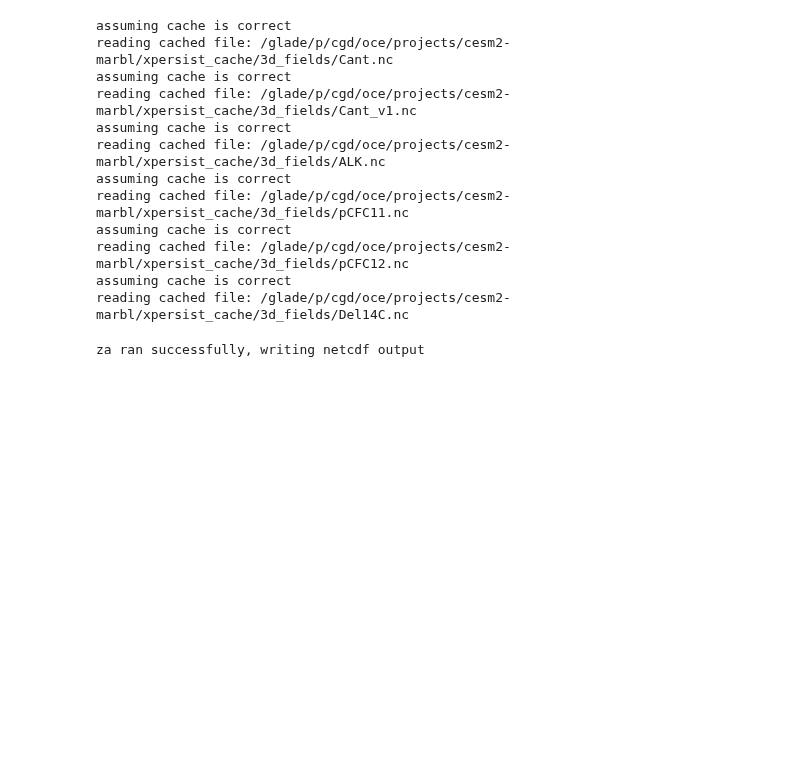
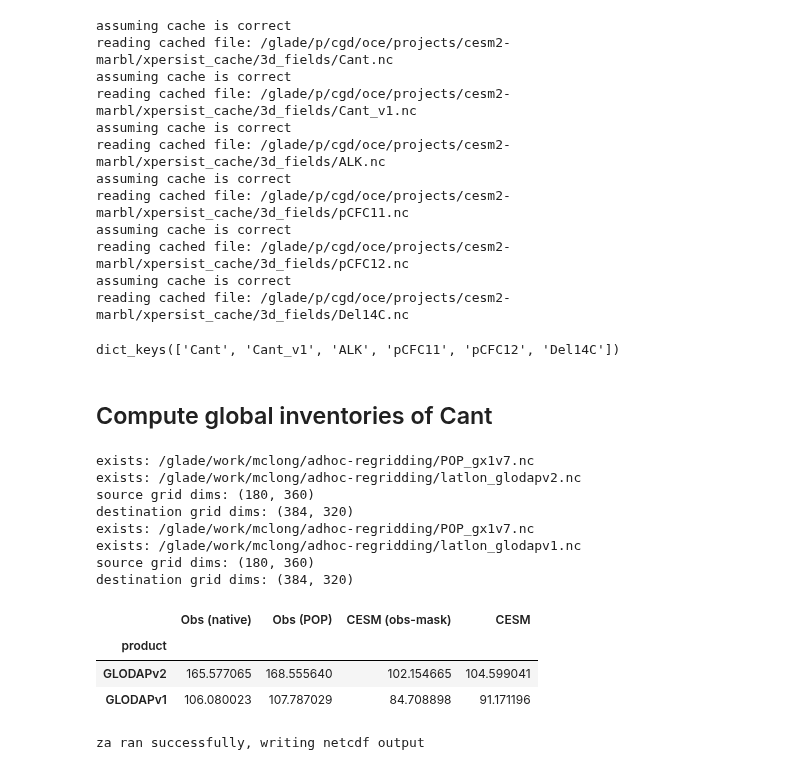
Before and after one commit to marbl-ecosys/cesm2-marbl, a Jupyter notebook: notebooks/ventilation.ipynb, the cells around one changed output. Cells and saved outputs as stored; diff of their text form; code cells hidden in the pictures; blank space fills up the shorter version.

Commit message:
Cant inventories; MLD using 0.125

```diff
--- a/notebooks/ventilation.ipynb
+++ b/notebooks/ventilation.ipynb
@@ -4,6 +9,7 @@
 # %%
 import os
 import numpy as np
+import pandas as pd
 import xarray as xr
 
 import matplotlib.pyplot as plt
@@ -24,3 +30,5 @@ import pop_tools
 import climo_utils as cu
 import utils
 import glodap
+
+xr.set_options(arithmetic_join='exact');
@@ -37,6 +49,3 @@ mask2d.plot()
 µmolkg_to_mmolm3
 # %% [output]
 1.026
-# %%
-ds = glodap.open_glodap('GLODAPv2.2016b_MappedClimatologies')
-ds.Cant
@@ -214,6 +178,74 @@ client.close()
 cluster.close()
 del client
 del cluster
+# %%
+ds_cesm.keys()
+# %% [output]
+dict_keys(['Cant', 'Cant_v1', 'ALK', 'pCFC11', 'pCFC12', 'Del14C'])
+# %%
+grid = pop_tools.get_grid('POP_gx1v7')
+vol = grid.dz * grid.TAREA * 1e-6
+vol = vol.drop(['z_t'])
+# %% [markdown]
+## Compute global inventories of Cant
+# %%
+mmol_to_PgC = 12. * 1e-3 * 1e-15
+products = ['GLODAPv2.2016b_MappedClimatologies', 'GLODAPv1',]
+product_short_names = {
+    'GLODAPv2.2016b_MappedClimatologies': 'GLODAPv2',
+    'GLODAPv1': 'GLODAPv1',
+}
+µmolkg_to_mmolm3 = 1026. * 1e-3
+
+lines = []
+for product in products:
+
+    v = 'Cant_v1' if product in ['GLODAPv1'] else 'Cant'
+    entry = dict(product=product_short_names[product])
+
+    # compute on native grid
+    ds = glodap.open_glodap(product)
+    dz = ds.depth_edges.diff('depth_edges').rename({'depth_edges': 'depth'})
+    dz = dz.drop('depth')
+    masked_vol = dz * ds.area * ds[v].notnull().drop('depth')
+
+    var = ds[v].where(ds[v] > 0.).fillna(0.).drop('depth')
+    inv = (var * µmolkg_to_mmolm3 * masked_vol).sum().values * mmol_to_PgC
+    entry['Obs (native)'] = inv
+
+    # compute on POP grid
+    ds = glodap.open_glodap_pop_grid(product)
+    masked_vol = ds.dz * ds.TAREA * ds[v].notnull() * 1e-6 # cm^3 --> m^3
+    pop_mask = masked_vol.drop(['z_t'])
+
+    var = ds[v].where(ds[v] > 0.).fillna(0.)
+    inv = (var * µmolkg_to_mmolm3 * masked_vol).sum().values * mmol_to_PgC
+    entry['Obs (POP)'] = inv
+
+    # compute model inventories
+    var = ds_cesm[v][v].where(ds_cesm[v][v] > 0.).fillna(0.).drop(['z_t'])
+    inv = (var * pop_mask).sum().values * mmol_to_PgC
+    entry['CESM (obs-mask)'] = inv
+
+    inv = (var * vol).sum().values * mmol_to_PgC
+    entry['CESM'] = inv
+    lines.append(entry)
+
+df = pd.DataFrame(lines).set_index('product')
+df
+# %% [output]
+exists: /glade/work/mclong/adhoc-regridding/POP_gx1v7.nc
+exists: /glade/work/mclong/adhoc-regridding/latlon_glodapv2.nc
+source grid dims: (180, 360)
+destination grid dims: (384, 320)
+exists: /glade/work/mclong/adhoc-regridding/POP_gx1v7.nc
+exists: /glade/work/mclong/adhoc-regridding/latlon_glodapv1.nc
+source grid dims: (180, 360)
+destination grid dims: (384, 320)
+|  | Obs (native) | Obs (POP) | CESM (obs-mask) | CESM |
+| product |  |  |  |  |
+| GLODAPv2 | 165.577065 | 168.555640 | 102.154665 | 104.599041 |
+| GLODAPv1 | 106.080023 | 107.787029 | 84.708898 | 91.171196 |
 # %%
 ds_tmp = xr.merge([ds for ds in ds_cesm.values()])
 ds_tmp = utils.zonal_mean_via_fortran(ds_tmp,
```
Also changed, not shown: parts of 9 cells of this notebook, 6 other files.
